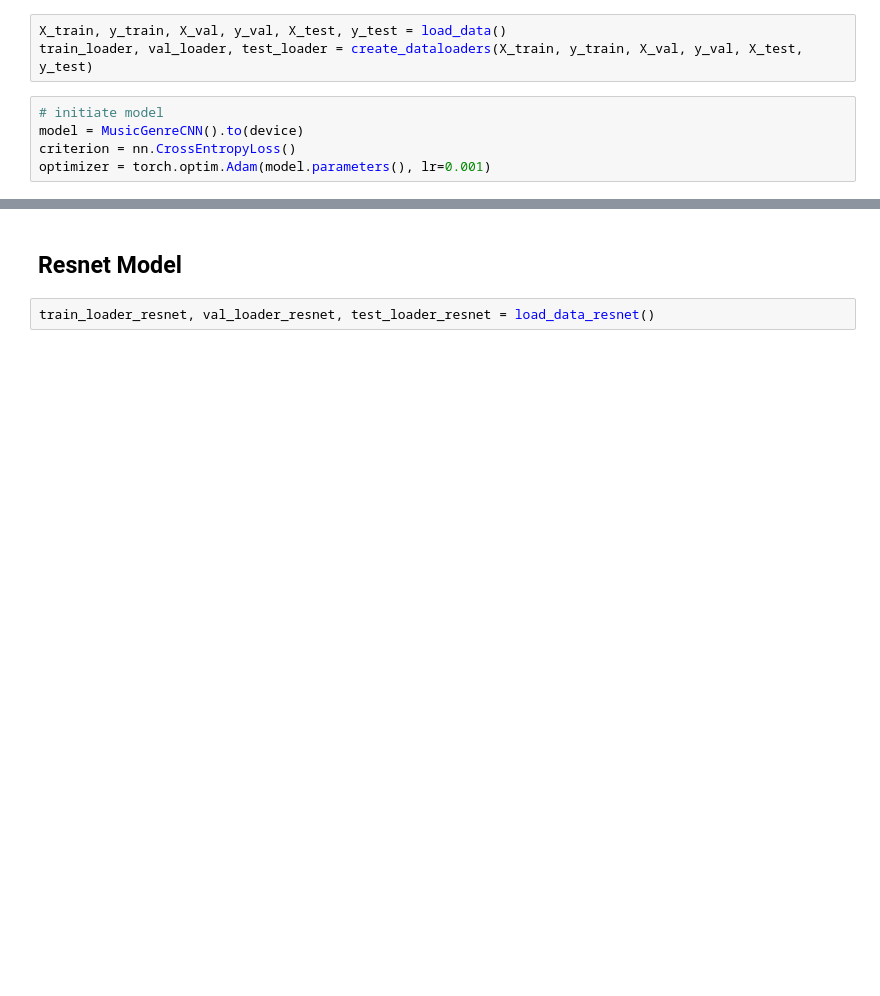
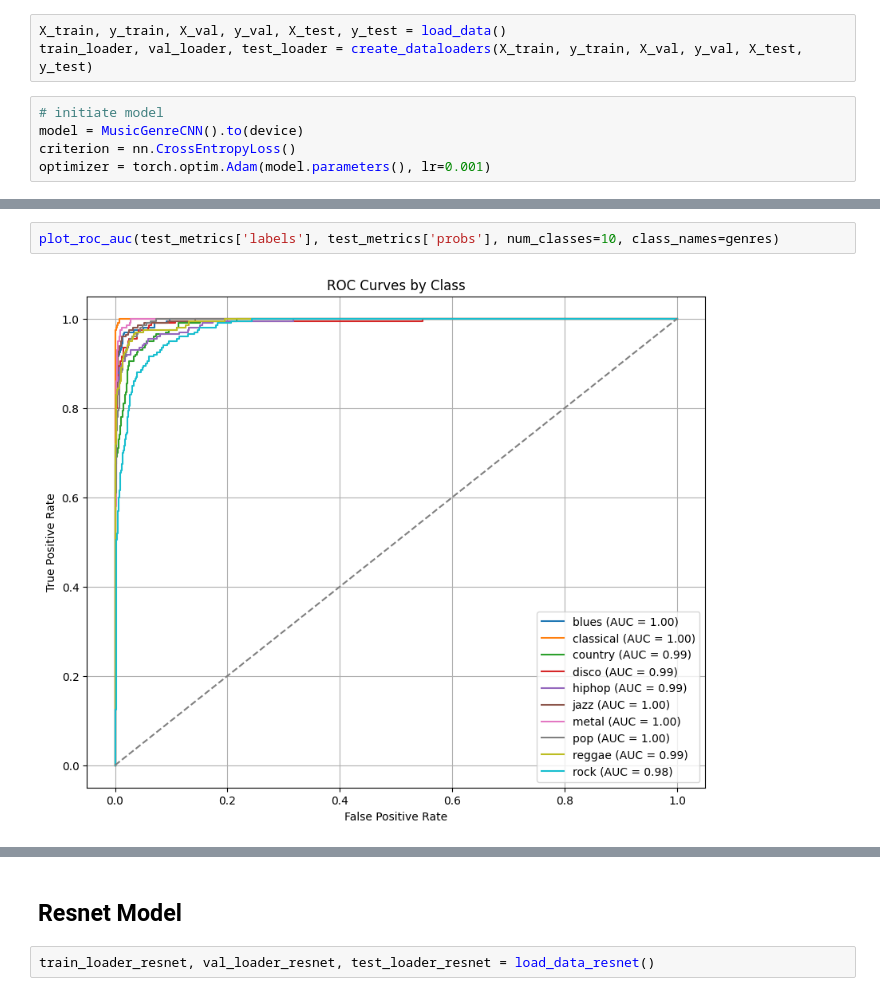
Before and after one commit to Heban-7/audio-classification, a Jupyter notebook: notebook/cnn_model_training.ipynb, the cells around one changed output, grey strips where cells are left out. Saved outputs shown, nothing was run; the diff lists cells and outputs as text; blank space fills up the shorter version.

```diff
--- a/notebook/cnn_model_training.ipynb
+++ b/notebook/cnn_model_training.ipynb
@@ -45,2 +64,6 @@ plot_training_curves(train_losses, val_losses, train_accs, val_accs)
+# %%
+plot_roc_auc(test_metrics['labels'], test_metrics['probs'], num_classes=10, class_names=genres)
+# %% [output]
+[figure, added]
 # %%
 save_model(model)
```
Also changed, not shown: parts of 16 cells of this notebook, 4 other files.
